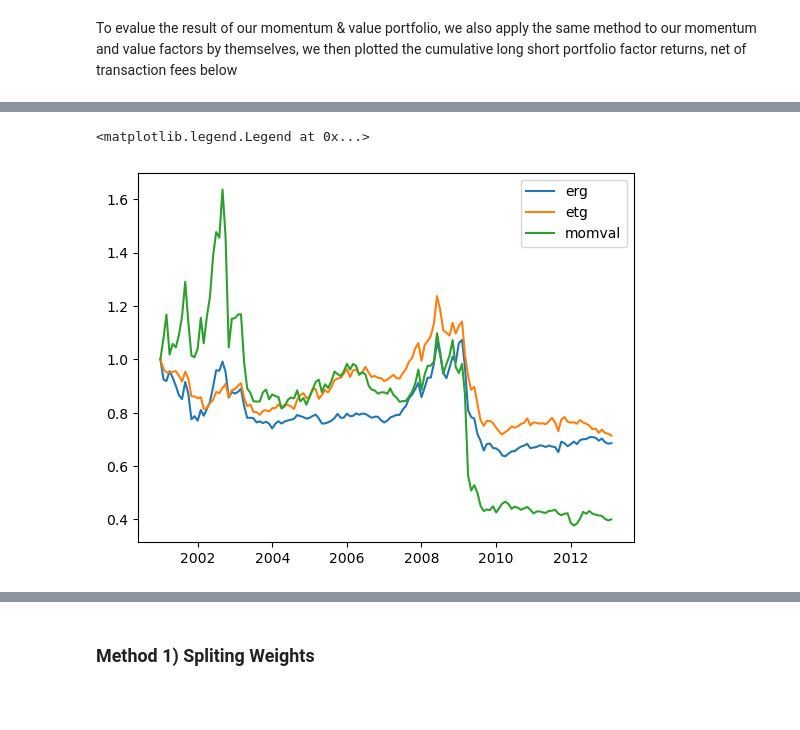
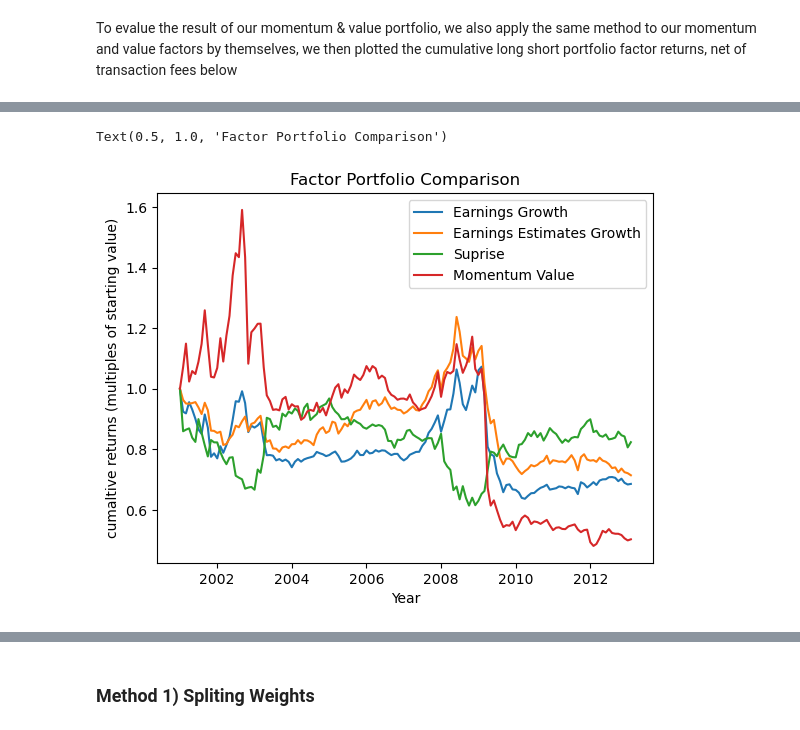
Before and after one commit to Toby3220/EF-5058-HFS, a Jupyter notebook: Group Project/main.ipynb, the cells around one changed output, grey strips where cells are left out. Drawn from its saved outputs; the diff is of its cells as text; code cells hidden in the pictures; blank space fills up the shorter version.

```diff
--- a/Group Project/main.ipynb
+++ b/Group Project/main.ipynb
@@ -78,6 +76,7 @@ df_dict["ret"] = (df_dict["price"]/df_dict["price"].shift(1))-1
 tdf = pd.DataFrame(df_dict["ret"])
 tdf +=1
 tdf = tdf.rolling(11,11).apply(np.prod, raw=True)
+tdf = tdf**(1/11)
 
 df_dict["MOM"] = tdf.shift(1)
 df_dict["MOM"] -=1
@@ -284,29 +344,28 @@ plt.plot(val_tcret)
 # %%
+# Earnings Growth Portfolio
 port_erg = data.to_port("ERG",tmbool=tmbool_train)
 port_erg.gen_weights_from_score(0.3)
 _, erg_cret = port_erg.get_port_ret(weight=port_erg.lsw,bps=10)
 plt.plot(erg_cret)
 
+# Earnings Estimates Portfolio
 port_etg = data.to_port("ETG",tmbool=tmbool_train)
 port_etg.gen_weights_from_score(0.3)
 _, etg_cret = port_etg.get_port_ret(weight=port_etg.lsw,bps=10)
 plt.plot(etg_cret)
 
-# port_etg = data.to_port("SUP-Z",tmbool=tmbool_train)
-# port_etg.gen_weights_from_score(0.3)
-# _, etg_cret = port_etg.get_port_ret(weight=port_etg.lsw,bps=10)
-# # plt.plot(etg_cret)
-
-# port_sup = data.to_port("SUP",tmbool=tmbool_train)
-# port_sup.gen_weights_from_score(0.1)
-# _, sup_cret = port_sup.get_port_ret(weight=port_sup.lsw,bps=10)
-# plt.plot(sup_cret)
+# Earnings Suprise Portfolio
+port_sup = data.to_port("SUP",tmbool=tmbool_train)
+port_sup.gen_weights_from_score(0.3)
+_, sup_cret = port_sup.get_port_ret(weight=-port_sup.lsw,bps=10)
+plt.plot(sup_cret)
 
 plt.plot(momval_cret)
-# plt.plot(mom_cret)
-# plt.plot(val_cret)
 
-plt.legend(["erg","etg","momval"])
+plt.legend(["Earnings Growth","Earnings Estimates Growth","Suprise", "Momentum Value"])
+plt.xlabel("Year")
+plt.ylabel("cumaltive returns (multiples of starting value)")
+plt.title("Factor Portfolio Comparison")
 # %% [output]
-<matplotlib.legend.Legend at 0x...>
+Text(0.5, 1.0, 'Factor Portfolio Comparison')
-[figure, old version]
+[figure, new version]
```
Also changed, not shown: parts of 18 cells of this notebook.
